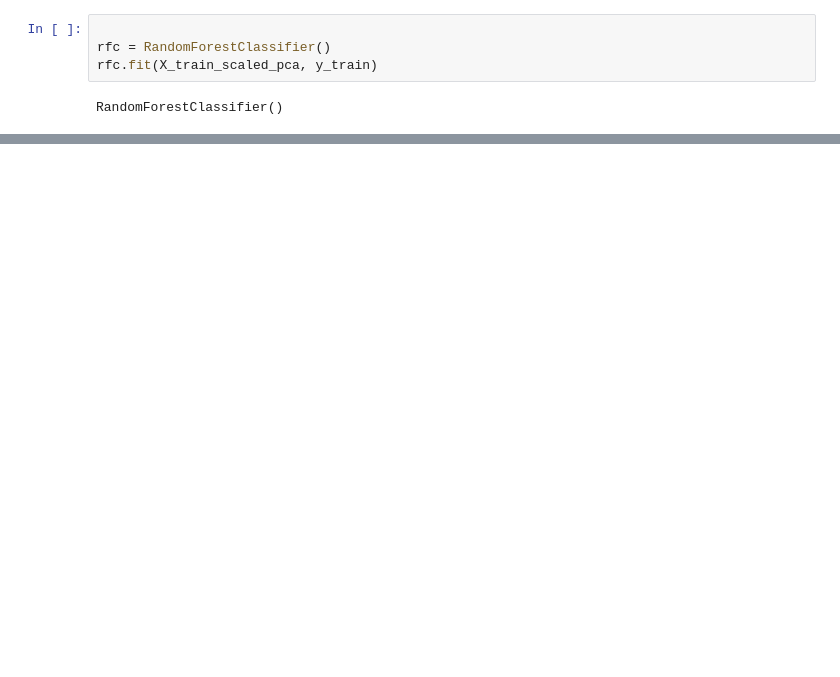
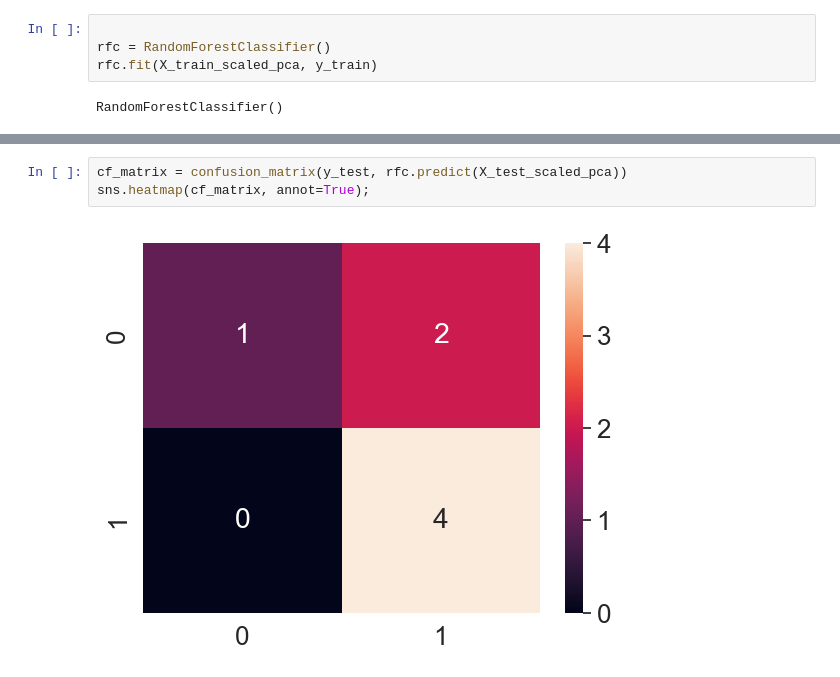
Before and after one commit to brainhack-school2023/galvan_project, a Jupyter notebook: src/2.ReducModelPca.ipynb, the cells around one changed output, grey strips where cells are left out. Cells and saved outputs as stored; diff of their text form; blank space fills up the shorter version.

```diff
--- a/src/2.ReducModelPca.ipynb
+++ b/src/2.ReducModelPca.ipynb
@@ -235,3 +268,8 @@ X_test_scaled_pca.shape
+# %%
+cf_matrix = confusion_matrix(y_test, rfc.predict(X_test_scaled_pca))
+sns.heatmap(cf_matrix, annot=True);
+# %% [output]
+[figure, added]
 # %%
 feats = {}
 for feature, importance in zip(dfcol.columns, rfc.feature_importances_):
```
Also changed, not shown: parts of 23 cells of this notebook, 3 other files.
